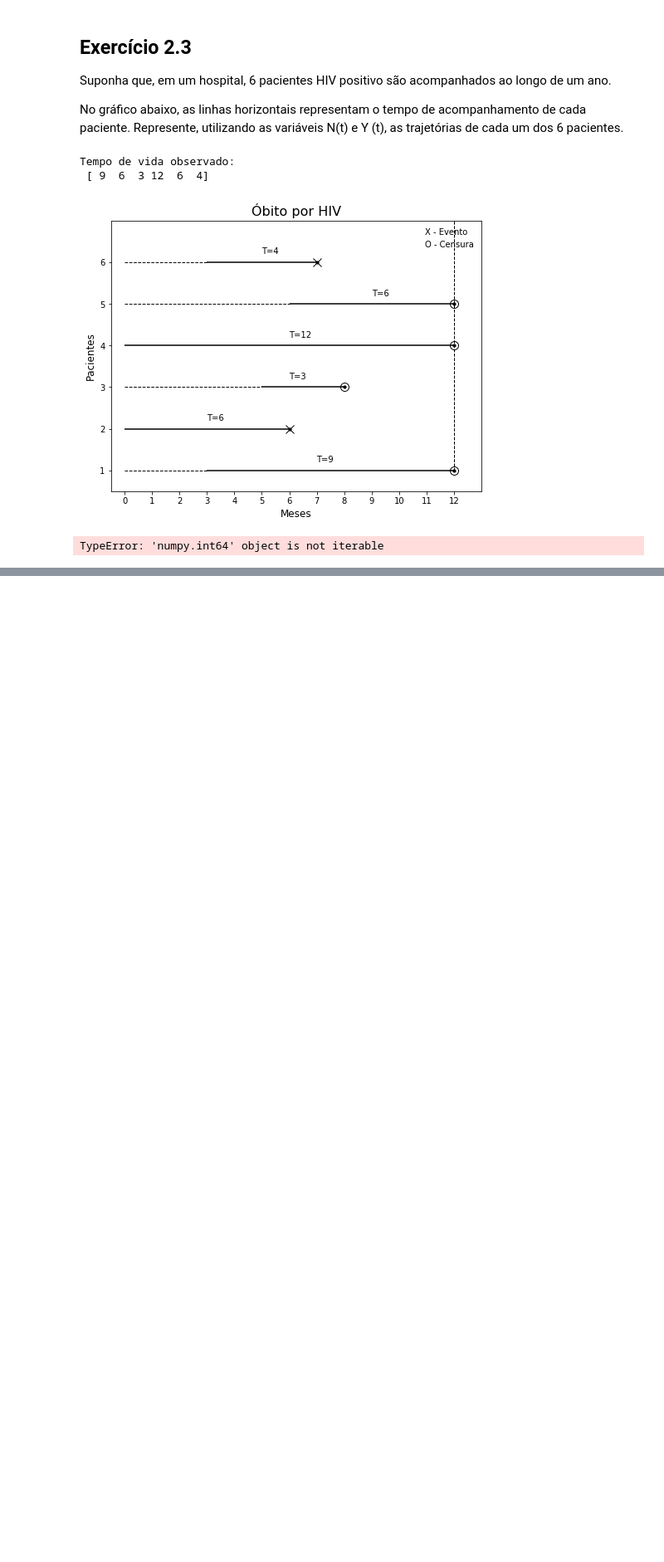
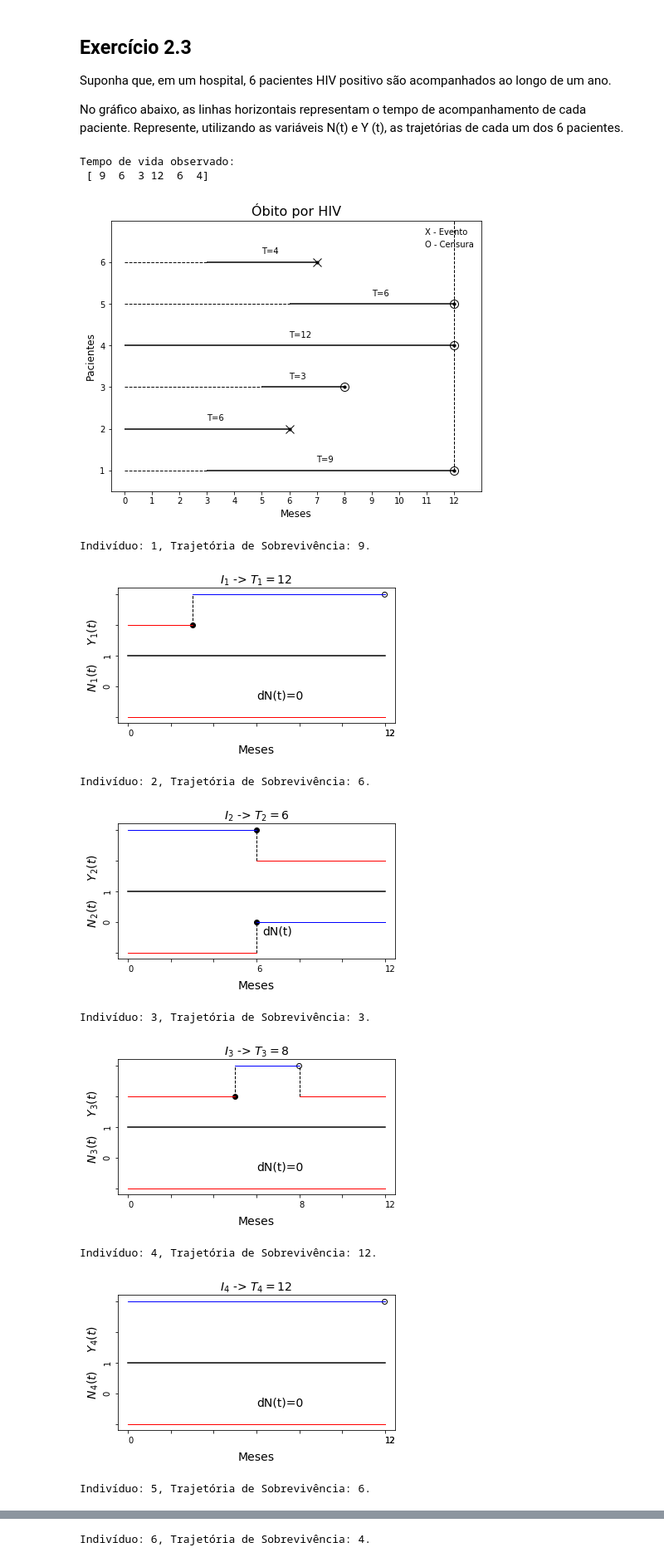
Before and after one commit to cbeluzo/dm017, a Jupyter notebook: Exercicios_Capitulo_02.ipynb, the cells around one changed output, grey strips where cells are left out. Shown at 83% size. Saved outputs shown, nothing was run; the diff lists cells and outputs as text; code cells hidden in the pictures; blank space fills up the shorter version.

```diff
--- a/Exercicios_Capitulo_02.ipynb
+++ b/Exercicios_Capitulo_02.ipynb
@@ -376,6 +383,14 @@ Tempo de vida observado:
  [ 9  6  3 12  6  4]
 [figure]
 # %%
-tragetoria(entry_individual, original_lifetimes, censured, "Meses")
+tragetoria(entry_individual, actual_lifetimes, censured, "Meses")
 # %% [output]
-TypeError: 'numpy.int64' object is not iterable
+Indivíduo: 1, Trajetória de Sobrevivência: 9.
+[figure, added]
+Indivíduo: 2, Trajetória de Sobrevivência: 6.
+[figure, added]
+Indivíduo: 3, Trajetória de Sobrevivência: 3.
+[figure, added]
+Indivíduo: 4, Trajetória de Sobrevivência: 12.
+[figure, added]
+Indivíduo: 5, Trajetória de Sobrevivência: 6.
@@ -381,0 +398 @@ TypeError: 'numpy.int64' object is not iterable
+Indivíduo: 6, Trajetória de Sobrevivência: 4.
```
Also changed, not shown: parts of 5 cells of this notebook.
